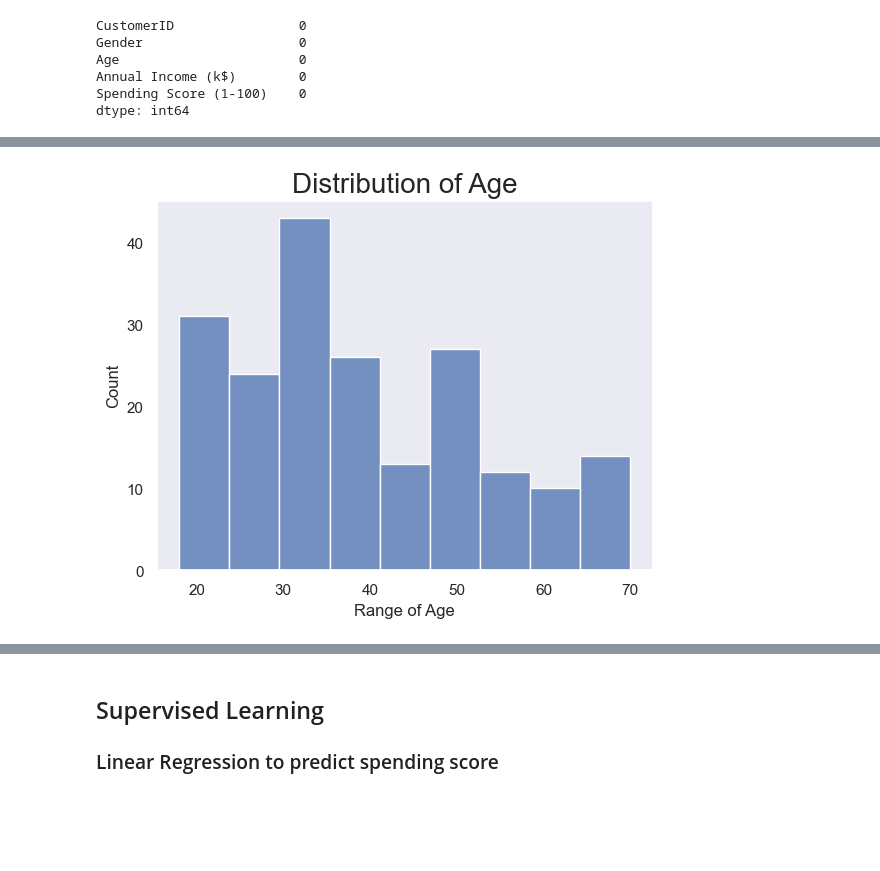
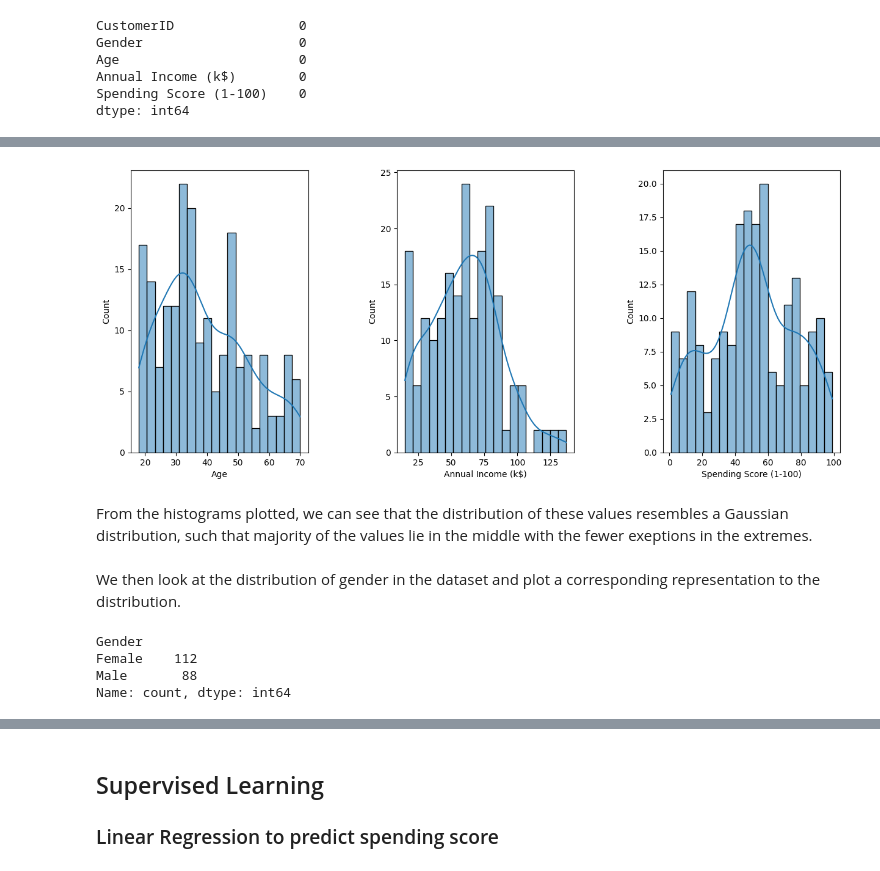
Before and after one commit to Thorne-Musau/Consumer-Segmentation-Analysis, a Jupyter notebook: csdraft.ipynb, the cells around one changed output, grey strips where cells are left out. Saved outputs shown, nothing was run; the diff lists cells and outputs as text; code cells hidden in the pictures; blank space fills up the shorter version.

```diff
--- a/csdraft.ipynb
+++ b/csdraft.ipynb
@@ -112,7 +127,0 @@ Now we do some exporatory analysis
-# %%
-sns.set(style = 'whitegrid')
-sns.histplot(df['Annual Income (k$)'])
-plt.title('Distribution of Annual Income', fontsize = 20)
-plt.xlabel('Range of Annual Income')
-plt.ylabel('Count')
-plt.show()
@@ -121,9 +128,26 @@ plt.show()
-# %%
-sns.set(style = 'dark')
-sns.histplot(df['Age'])
-plt.title('Distribution of Age', fontsize = 20)
-plt.xlabel('Range of Age')
-plt.ylabel('Count')
-plt.show()
-# %% [output]
-[figure, removed]
+# %%
+#Density estimation of values using histplot
+#plt.title('Density Estmation')
+plt.figure(1 , figsize = (15 , 6))
+feature_list = ['Age','Annual Income (k$)', "Spending Score (1-100)"]
+# feature_listt = ['Age','Annual Income (k$)', "Spending Score (1-100)"]
+pos = 1
+for i in feature_list:
+    plt.subplot(1 , 3 , pos)
+    plt.subplots_adjust(hspace = 0.5 , wspace = 0.5)
+    sns.histplot(df[i], bins=20, kde = True)
+    pos = pos + 1
+plt.show()
+# %% [output]
+[figure, added]
+# %% [markdown]
+From the histograms plotted, we can see that the distribution of these values resembles a Gaussian distribution, such that majority of the values lie in the middle with the fewer exeptions in the extremes.
+# %% [markdown]
+We then look at the distribution of gender in the dataset and plot a corresponding representation to the distribution.
+# %%
+df['Gender'].value_counts()
+# %% [output]
+Gender
+Female    112
+Male       88
+Name: count, dtype: int64
```
Also changed, not shown: parts of 33 cells of this notebook, 1 other file.
